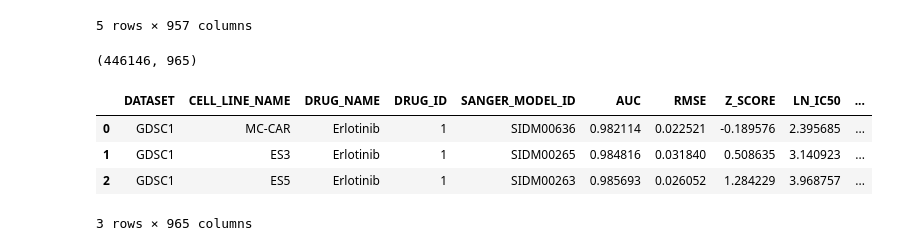
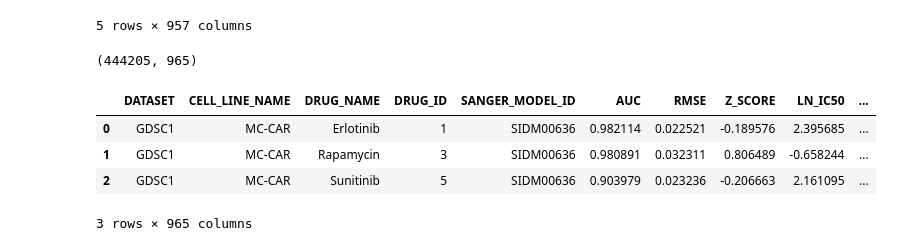
Before and after one commit to PeeteKeesel/gnn-for-drug-response-prediction, a Jupyter notebook: notebooks/dataset_creations.ipynb, the cells around one changed output. Cells and saved outputs as stored; diff of their text form; code cells hidden in the pictures.

```diff
--- a/notebooks/dataset_creations.ipynb
+++ b/notebooks/dataset_creations.ipynb
@@ -669,19 +671,20 @@ Shape: (983, 957)
 # %%
 gdsc_base = pd.read_pickle(PROCESSED_DATA_PATH + 'drm_full.pkl')
 
 # Join the sparsed CNV data to the GDSC table.
-join_gdsc_mut= gdsc_base.merge(right=mutations_v5,
+join_gdsc_mut = gdsc_base.merge(right=mutations_v5,
                                on=['CELL_LINE_NAME'],
-                               how='left',
+                               how='inner',
                                suffixes=['_gdsc', '_mut'])
+
 print(join_gdsc_mut.shape)
 join_gdsc_mut.head(3)
 # %% [output]
-(446146, 965)
+(444205, 965)
 |  | DATASET | CELL_LINE_NAME | DRUG_NAME | DRUG_ID | SANGER_MODEL_ID | AUC | RMSE | Z_SCORE | LN_IC50 | ... |
 | 0 | GDSC1 | MC-CAR | Erlotinib | 1 | SIDM00636 | 0.982114 | 0.022521 | -0.189576 | 2.395685 | ... |
-| 1 | GDSC1 | ES3 | Erlotinib | 1 | SIDM00265 | 0.984816 | 0.031840 | 0.508635 | 3.140923 | ... |
-| 2 | GDSC1 | ES5 | Erlotinib | 1 | SIDM00263 | 0.985693 | 0.026052 | 1.284229 | 3.968757 | ... |
+| 1 | GDSC1 | MC-CAR | Rapamycin | 3 | SIDM00636 | 0.980891 | 0.032311 | 0.806489 | -0.658244 | ... |
+| 2 | GDSC1 | MC-CAR | Sunitinib | 5 | SIDM00636 | 0.903979 | 0.023236 | -0.206663 | 2.161095 | ... |
 3 rows × 965 columns
 # %%
 # Save the GDSC table with the mutational information to a file.
```
Also changed, not shown: parts of 15 cells of this notebook, 1 other file.
